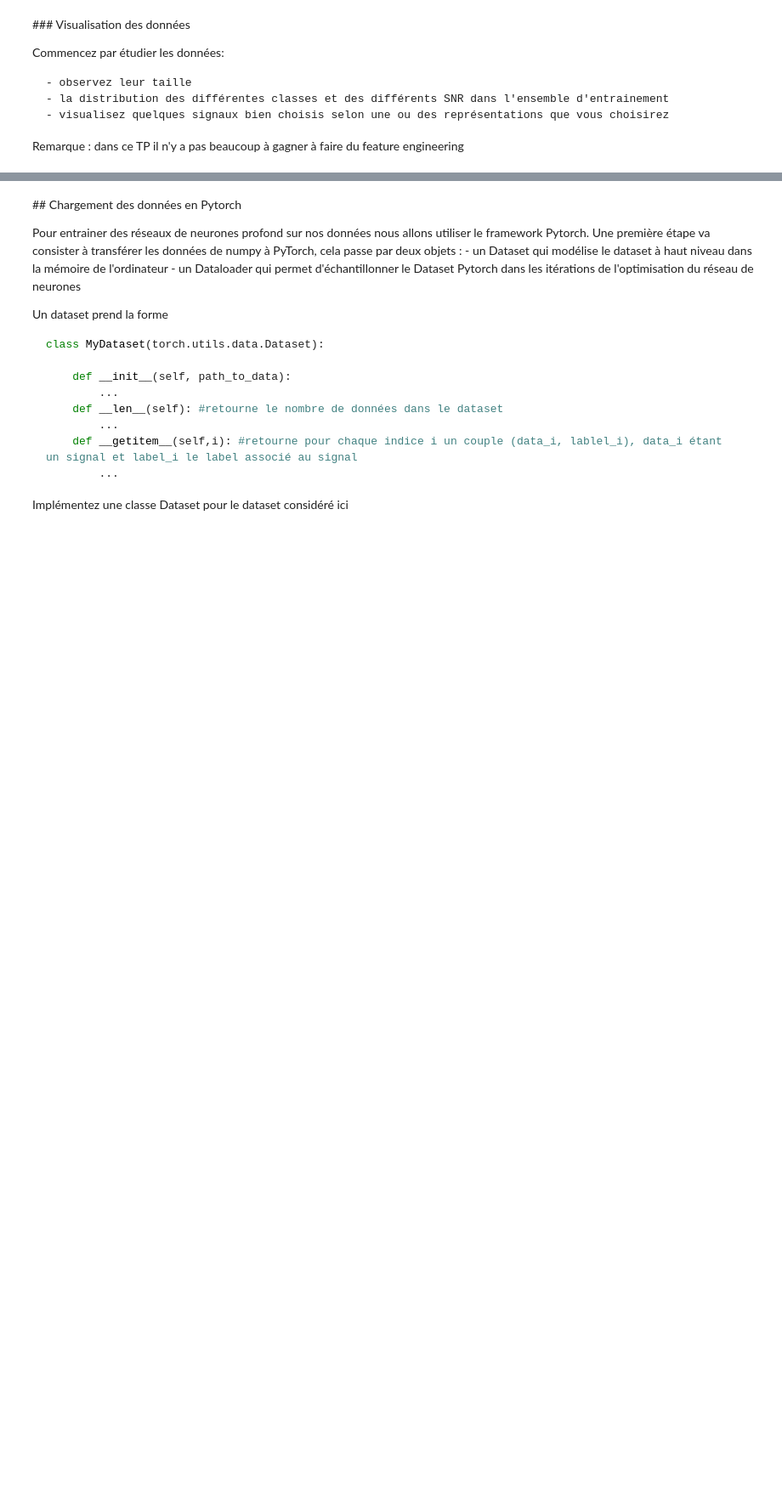
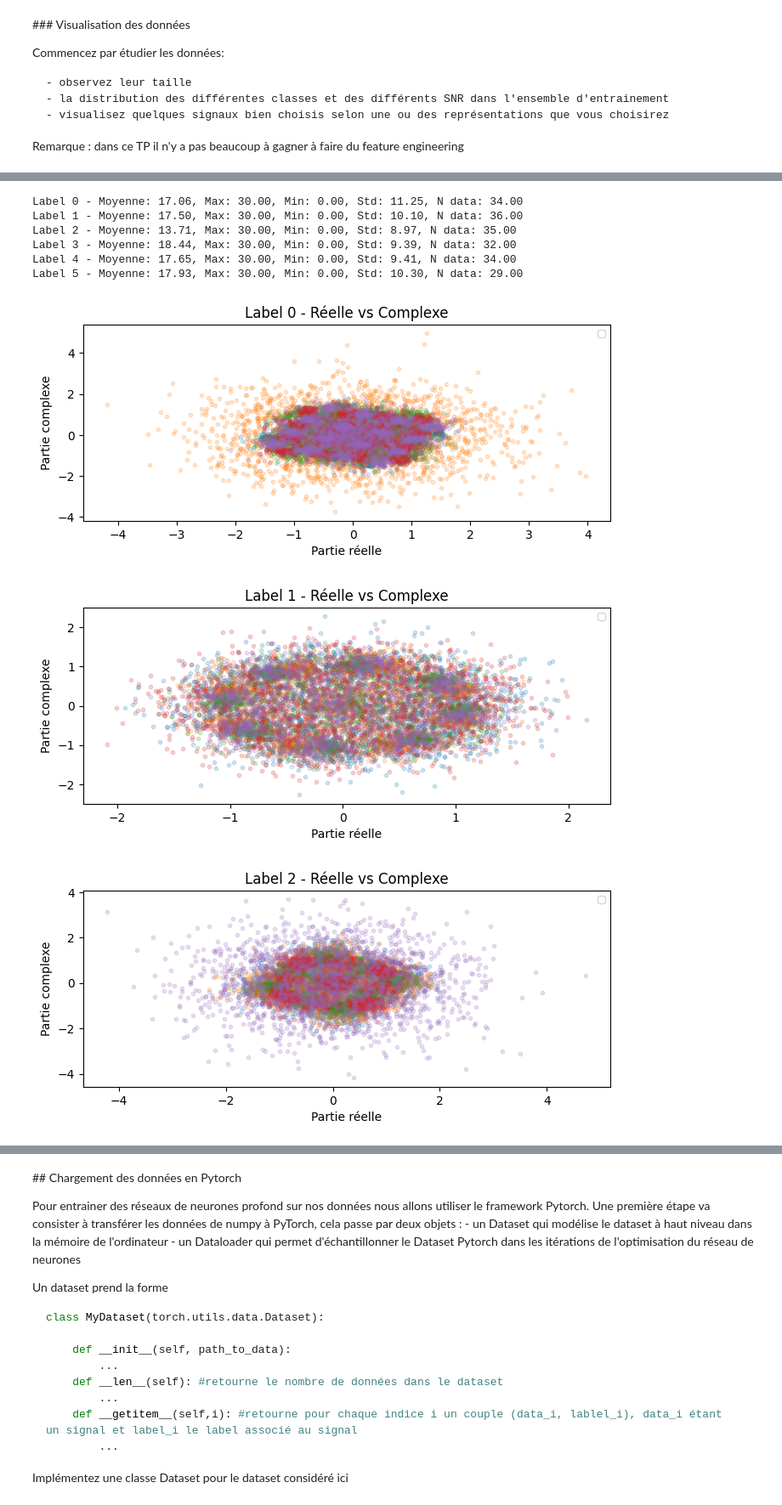
Before and after one commit to QMoayedpour/tp3_dlts, a Jupyter notebook: dlts_tp3_noah.ipynb, the cells around one changed output, grey strips where cells are left out. Shown at 85% size. Cells and saved outputs as stored; diff of their text form; code cells hidden in the pictures; blank space fills up the shorter version.

```diff
--- a/dlts_tp3_noah.ipynb
+++ b/dlts_tp3_noah.ipynb
@@ -121,2 +124,44 @@ Counter({10: 80, 30: 60, 20: 40, 0: 20})
 2
 [figure]
+# %%
+def stats_by_class(snr, labels_id):
+    classes = np.unique(labels_id)
+    for c in classes:
+        class_snr = snr[labels_id == c]
+        mean_snr = np.mean(class_snr)
+        max_snr = np.max(class_snr)
+        min_snr = np.min(class_snr)
+        std_snr = np.std(class_snr)
+        n_data = len(class_snr)
+        print(f"Label {c} - Moyenne: {mean_snr:.2f}, Max: {max_snr:.2f}, Min: {min_snr:.2f}, Std: {std_snr:.2f}, N data: {n_data:.2f}")
+stats_by_class(snr, labels_id)
+# TODO COMMENTER
+# %% [output]
+Label 0 - Moyenne: 17.06, Max: 30.00, Min: 0.00, Std: 11.25, N data: 34.00
+Label 1 - Moyenne: 17.50, Max: 30.00, Min: 0.00, Std: 10.10, N data: 36.00
+Label 2 - Moyenne: 13.71, Max: 30.00, Min: 0.00, Std: 8.97, N data: 35.00
+Label 3 - Moyenne: 18.44, Max: 30.00, Min: 0.00, Std: 9.39, N data: 32.00
+Label 4 - Moyenne: 17.65, Max: 30.00, Min: 0.00, Std: 9.41, N data: 34.00
+Label 5 - Moyenne: 17.93, Max: 30.00, Min: 0.00, Std: 10.30, N data: 29.00
+# %%
+def plot_real_vs_complex_by_class(signals, labels_id, k=2):
+    classes = np.unique(labels_id)
+    for c in classes:
+        class_indices = np.where(labels_id == c)[0]
+        selected_indices = np.random.choice(class_indices, size=min(k, len(class_indices)), replace=False)
+        plt.figure(figsize=(8, 3))
+        for i in selected_indices:
+            dim1 = signals[i, :, 0]
+            dim2 = signals[i, :, 1]
+            plt.scatter(dim1, dim2, s=10, alpha=0.2)
+        plt.xlabel('Partie réelle')
+        plt.ylabel('Partie complexe')
+        plt.title(f'Label {c} - Réelle vs Complexe')
+        plt.legend(loc="upper right", fontsize='small')
+        plt.show()
+
+plot_real_vs_complex_by_class(signals, labels_id, k=5)
+# %% [output]
+[figure, added]
+[figure, added]
+[figure, added]
```
Also changed, not shown: parts of 40 cells of this notebook.
